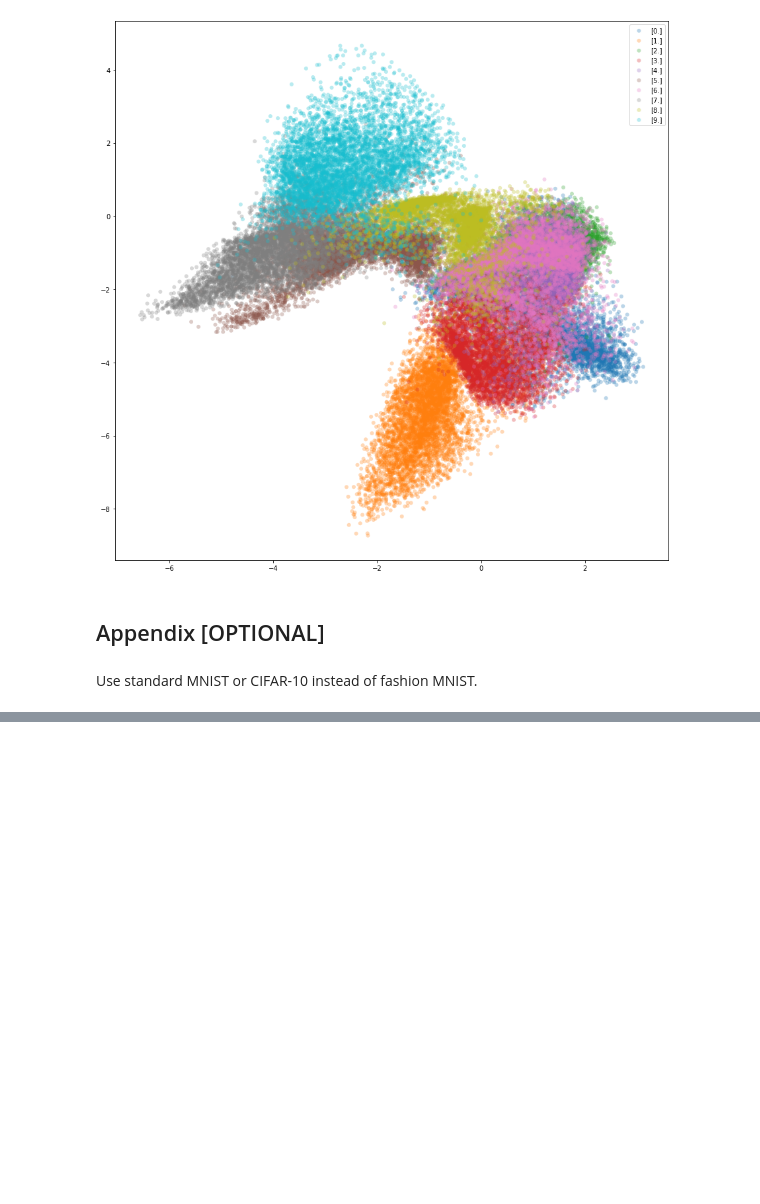
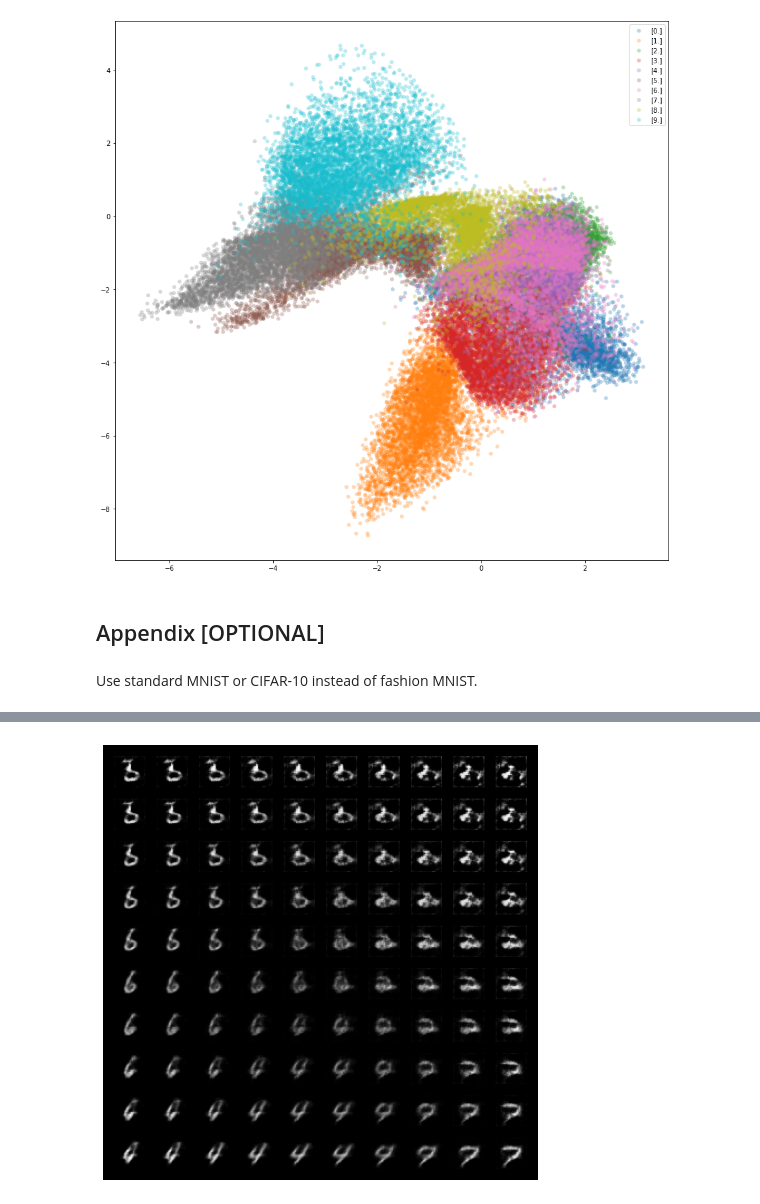
Before and after one commit to swang1112/DL_VL, a Jupyter notebook: Colab_Notebooks/Exercises5_2020.ipynb, the cells around one changed output, grey strips where cells are left out. Drawn from its saved outputs; the diff is of its cells as text; code cells hidden in the pictures; blank space fills up the shorter version.

```diff
--- a/Colab_Notebooks/Exercises5_2020.ipynb
+++ b/Colab_Notebooks/Exercises5_2020.ipynb
@@ -717,0 +750,4 @@ test_dataset  = datasets.MNIST(data_dir, train=False, transform=transforms.ToTen
+# %%
+traversal(0, 4, model = model3, latent_space_dim=5)
+# %% [output]
+[figure, added]
```
Also changed, not shown: parts of 8 cells of this notebook.
